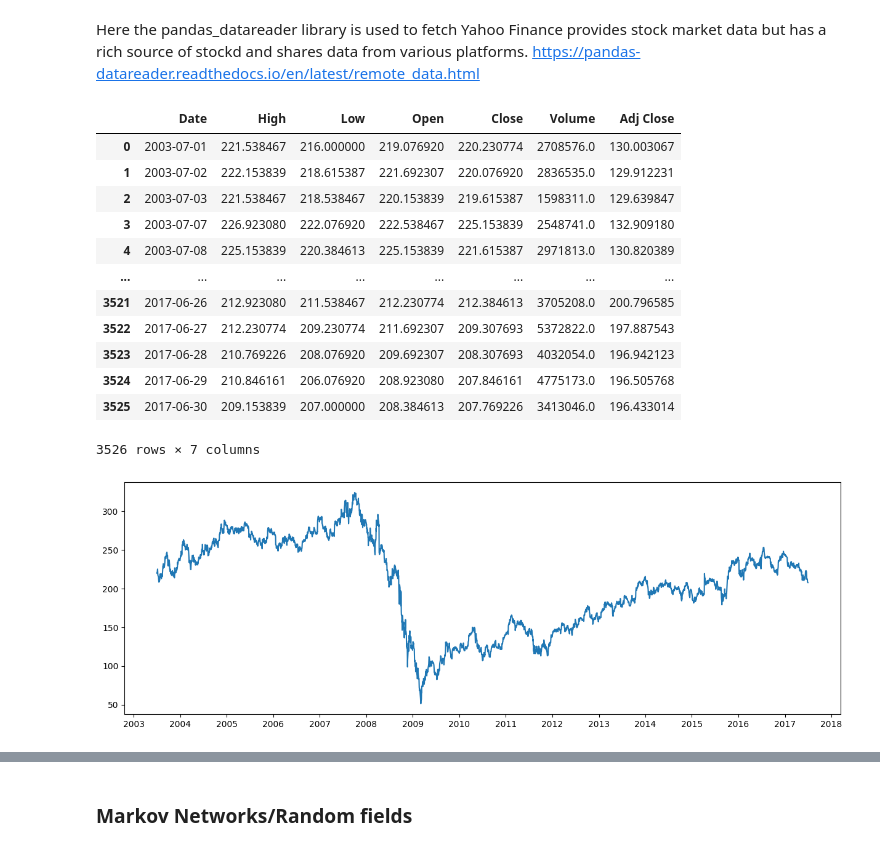
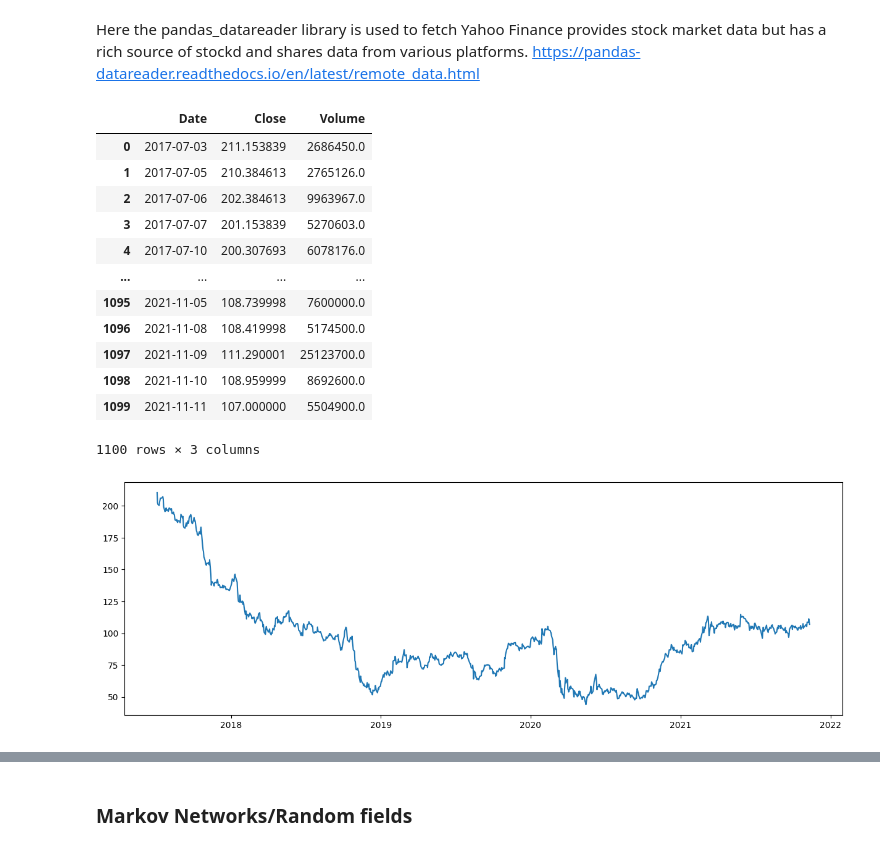
Before and after one commit to ryankarlos/Bayesian_networks, a Jupyter notebook: notebooks/Markov Models.ipynb, the cells around one changed output, grey strips where cells are left out. Cells and saved outputs as stored; diff of their text form; code cells hidden in the pictures.

```diff
--- a/notebooks/Markov Models.ipynb
+++ b/notebooks/Markov Models.ipynb
@@ -357,29 +358,32 @@ In this section we will fit a Gaussian HMM to yahoo stock market data and then d
 
 ![image.png](attachment:image.png)
 # %%
-import pandas_datareader.data as web
-
 def get_quotes_data_finance(start, end):
 
     Stocks = web.DataReader('GE', 'yahoo', start=start, end=end)
     Stocks.reset_index(inplace=True, drop=False)
+    Stocks = Stocks.drop(["Open", "High", "Low", "Adj Close"], axis=1)
     return Stocks
 
-def process_and_plot_stocks_data(Stocks):
-    Stocks = Stocks.drop(["Open", "High", "Low", "Adj Close"], axis=1)
+
+def preprocess_data(Stocks):
     Stocks = list(Stocks.itertuples(index=False, name=None))
     dates = np.array([q[0] for q in Stocks])
     end_val = np.array([q[1] for q in Stocks])
     volume = np.array([q[2] for q in Stocks])[1:]
-    diff = np.diff(end_val)
-    dates = dates[1:]
-    end_val = end_val[1:]
-    X = np.column_stack([diff, volume])
+    return dates, end_val, volume
+
+
+def plot_stocks_data(dates, end_val):
     plt.figure(figsize=(15, 5), dpi=100)
     plt.gca().xaxis.set_major_locator(YearLocator())
     plt.plot_date(dates, end_val, "-")
     plt.show()
-    return X, dates, end_val
+
+def compute_end_val_delta(dates, end_val, volume):
+    diff = np.diff(end_val)
+    X = np.column_stack([diff, volume])
+    return X
 
 
 def train_gaussian_hmm(X, components, iterations):
@@ -419,29 +423,34 @@ def plot_trained_parameters(model, hidden_states, dates, end_val, figsize):
 Here the pandas_datareader library is used to fetch Yahoo Finance provides stock market data but has a rich source of stockd and shares data from various platforms.
 https://pandas-datareader.readthedocs.io/en/latest/remote_data.html
 # %%
-start_date = datetime.date(2003, 7, 1)
-end_date = datetime.date(2017, 7, 1)
+start_date = datetime.date(2017, 7, 1)
+end_date = datetime.datetime.now()
 
 stocks = get_quotes_data_finance(start_date, end_date)
+dates, end_val, volume = preprocess_data(stocks)
+X = compute_end_val_delta(dates, end_val, volume)
 stocks
 # %% [output]
-|  | Date | High | Low | Open | Close | Volume | Adj Close |
-| 0 | 2003-07-01 | 221.538467 | 216.000000 | 219.076920 | 220.230774 | 2708576.0 | 130.003067 |
-| 1 | 2003-07-02 | 222.153839 | 218.615387 | 221.692307 | 220.076920 | 2836535.0 | 129.912231 |
-| 2 | 2003-07-03 | 221.538467 | 218.538467 | 220.153839 | 219.615387 | 1598311.0 | 129.639847 |
-| 3 | 2003-07-07 | 226.923080 | 222.076920 | 222.538467 | 225.153839 | 2548741.0 | 132.909180 |
-| 4 | 2003-07-08 | 225.153839 | 220.384613 | 225.153839 | 221.615387 | 2971813.0 | 130.820389 |
-| ... | ... | ... | ... | ... | ... | ... | ... |
-| 3521 | 2017-06-26 | 212.923080 | 211.538467 | 212.230774 | 212.384613 | 3705208.0 | 200.796585 |
-| 3522 | 2017-06-27 | 212.230774 | 209.230774 | 211.692307 | 209.307693 | 5372822.0 | 197.887543 |
-| 3523 | 2017-06-28 | 210.769226 | 208.076920 | 209.692307 | 208.307693 | 4032054.0 | 196.942123 |
-| 3524 | 2017-06-29 | 210.846161 | 206.076920 | 208.923080 | 207.846161 | 4775173.0 | 196.505768 |
-| 3525 | 2017-06-30 | 209.153839 | 207.000000 | 208.384613 | 207.769226 | 3413046.0 | 196.433014 |
+|  | Date | Close | Volume |
+| 0 | 2017-07-03 | 211.153839 | 2686450.0 |
+| 1 | 2017-07-05 | 210.384613 | 2765126.0 |
+| 2 | 2017-07-06 | 202.384613 | 9963967.0 |
+| 3 | 2017-07-07 | 201.153839 | 5270603.0 |
+| 4 | 2017-07-10 | 200.307693 | 6078176.0 |
+| ... | ... | ... | ... |
+| 1095 | 2021-11-05 | 108.739998 | 7600000.0 |
+| 1096 | 2021-11-08 | 108.419998 | 5174500.0 |
+| 1097 | 2021-11-09 | 111.290001 | 25123700.0 |
+| 1098 | 2021-11-10 | 108.959999 | 8692600.0 |
+| 1099 | 2021-11-11 | 107.000000 | 5504900.0 |
-3526 rows × 7 columns
+1100 rows × 3 columns
 # %%
-X, dates, end_val = process_and_plot_stocks_data(stocks)
+dates = dates[1:]
+end_val = end_val[1:]
+plot_stocks_data(dates, end_val)
+plt.show()
 # %% [output]
-[figure, old version]
+[figure, new version]
 # %%
 components=5
 iterations=100000
```
Also changed, not shown: parts of 15 cells of this notebook.
